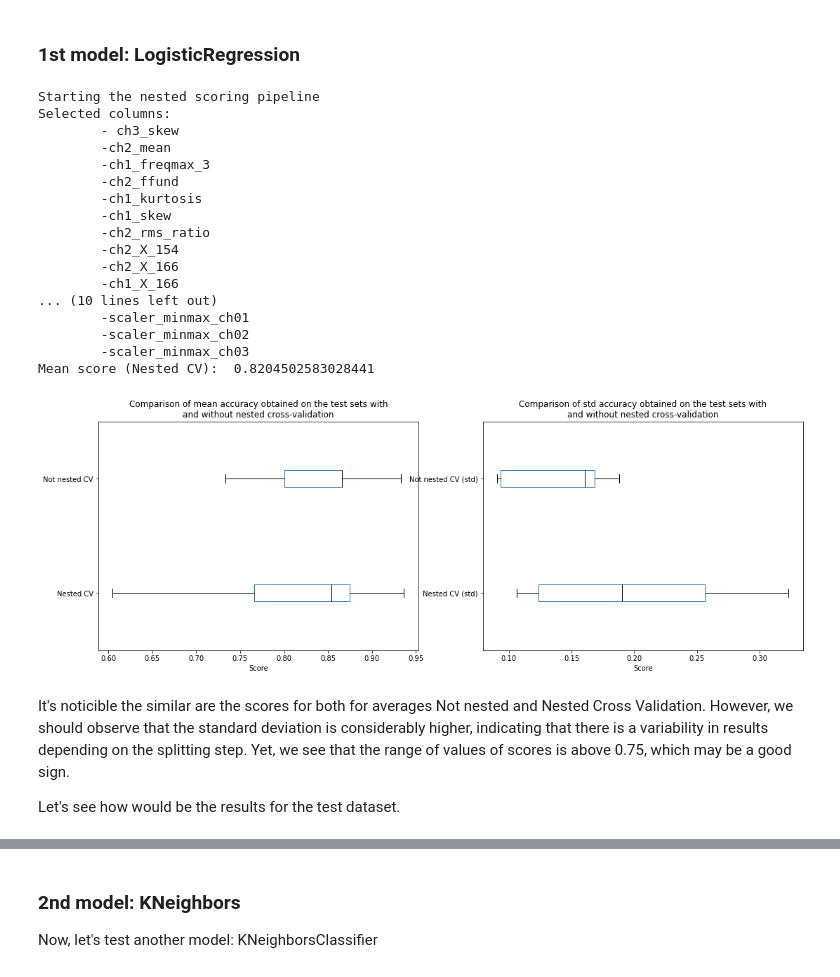
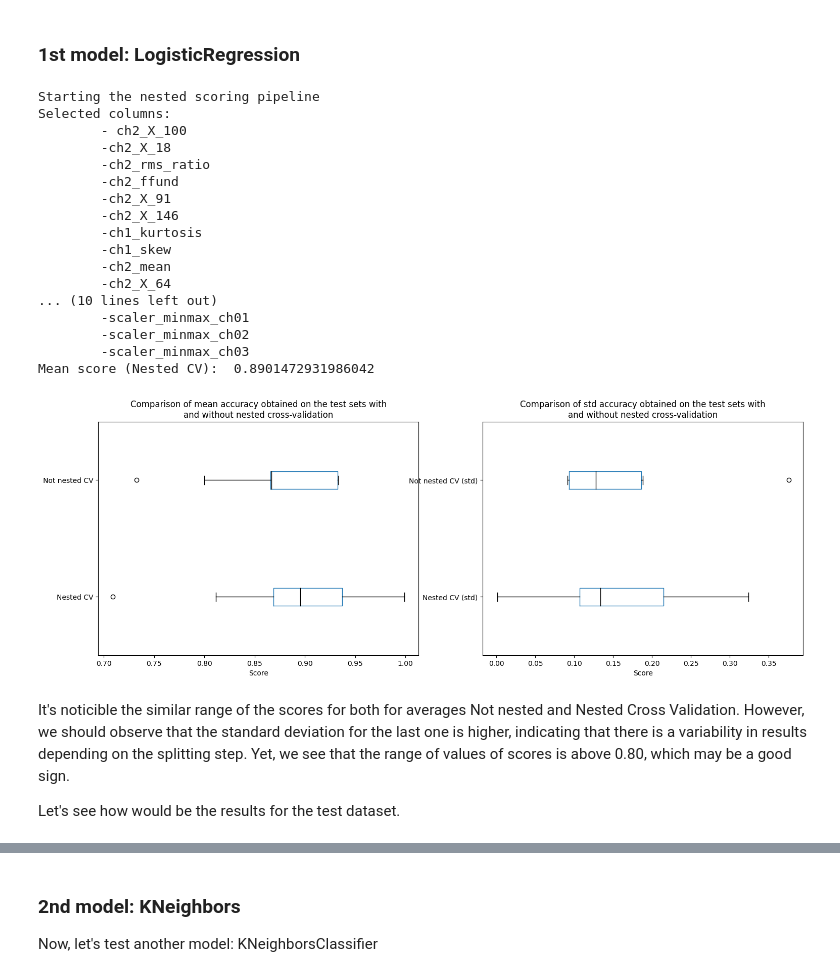
Before and after one commit to rogervrodriguesDD/ind-machine-anomaly-detection, a Jupyter notebook: notebooks/02_Model_Selection.ipynb, the cells around one changed output, grey strips where cells are left out. Drawn from its saved outputs; the diff is of its cells as text; code cells hidden in the pictures.

```diff
--- a/notebooks/02_Model_Selection.ipynb
+++ b/notebooks/02_Model_Selection.ipynb
@@ -35,7 +36,7 @@ from sklearn.svm import SVC
 data_catalog_path = './config/catalog.yml'
 
 with open(data_catalog_path) as f:
-    data_catalog = safe_load(f)
+    data_catalog = strictyaml.load(f.read())
 
 labels = pd.read_csv('../{}'.format(data_catalog['machine_data_labels']['filepath']))
 data = load_instance_set_files(data_catalog['machine_data_instances'], labels)
@@ -350,5 +351,5 @@ features_selection_count
 # %%
-N_TRIALS = 200
+N_TRIALS = 50
 
 pipeline_feat_selection = Pipeline([
     ('scaler_spec_ch01', SpecFreqScaler(channel='ch1')),
@@ -360,7 +361,7 @@ pipeline_feat_selection = Pipeline([
     ('scaler_minmax_ch01', MinMaxScalerCustomized(channel='ch1')),
     ('scaler_minmax_ch02', MinMaxScalerCustomized(channel='ch2')),
     ('scaler_minmax_ch03', MinMaxScalerCustomized(channel='ch3')),
-    ('feature_selection', SelectKBest(chi2, k=100))
+    ('feature_selection', SelectKBest(chi2, k=50))
 ])
 
 for i in range(N_TRIALS):
@@ -433,7 +434,7 @@ def get_pipeline(model, include_preprocessing_steps=['feature_selection']):
         ('scaler_minmax_ch01', MinMaxScalerCustomized(channel='ch1')),
         ('scaler_minmax_ch02', MinMaxScalerCustomized(channel='ch2')),
         ('scaler_minmax_ch03', MinMaxScalerCustomized(channel='ch3')),
-        ('feature_selection', SelectKBest(chi2, k=100))
+        ('feature_selection', SelectKBest(chi2, k=50))
     ]
 
     list_preconf_steps = [step[0] for step in pipeline_preprocessing_steps]
@@ -564,44 +565,44 @@ def plot_scores_nested_cv(all_scores):
 ### 1st model: LogisticRegression
 # %%
 model = LogisticRegressionCV
-model_params = {'max_iter': 500, 'Cs': [1e2]}
+model_params = {'max_iter': 500, 'Cs': [1.0]}
 preprocessing_steps = [
      'scaler_spec_ch01',
      'scaler_spec_ch02',
      'scaler_spec_ch03',
      'scaler_freq_pos_ch01',
      #'scaler_freq_pos_ch02',
      #'scaler_freq_pos_ch03',
      'scaler_minmax_ch01' ,
      'scaler_minmax_ch02',
      'scaler_minmax_ch03'
 ]
 
 _, all_scores_lr, mean_test_score, _, _ = get_score_nested_cv(model, model_params, preprocessing_steps, n_trials=20)
 print('Mean score (Nested CV): ',  mean_test_score)
 
 plot_scores_nested_cv(all_scores_lr)
 # %% [output]
 Starting the nested scoring pipeline
 Selected columns:
-        - ch3_skew
-        -ch2_mean
-        -ch1_freqmax_3
+        - ch2_X_100
+        -ch2_X_18
+        -ch2_rms_ratio
         -ch2_ffund
+        -ch2_X_91
+        -ch2_X_146
         -ch1_kurtosis
         -ch1_skew
-        -ch2_rms_ratio
-        -ch2_X_154
-        -ch2_X_166
-        -ch1_X_166
+        -ch2_mean
+        -ch2_X_64
 ... (10 lines left out)
         -scaler_minmax_ch01
         -scaler_minmax_ch02
         -scaler_minmax_ch03
-Mean score (Nested CV):  0.8204502583028441
+Mean score (Nested CV):  0.8901472931986042
-[figure, old version]
+[figure, new version]
 # %% [markdown]
-It's noticible the similar are the scores for both for averages Not nested and Nested Cross Validation. However, we should observe that the standard deviation is considerably higher, indicating that there is a variability in results depending on the splitting step. Yet, we see that the range of values of scores is above 0.75, which may be a good sign.
+It's noticible the similar range of the scores for both for averages Not nested and Nested Cross Validation. However, we should observe that the standard deviation for the last one is higher, indicating that there is a variability in results depending on the splitting step. Yet, we see that the range of values of scores is above 0.80, which may be a good sign.
 
 Let's see how would be the results for the test dataset.
 # %%
```
Also changed, not shown: parts of 15 cells of this notebook, 2 other files.
